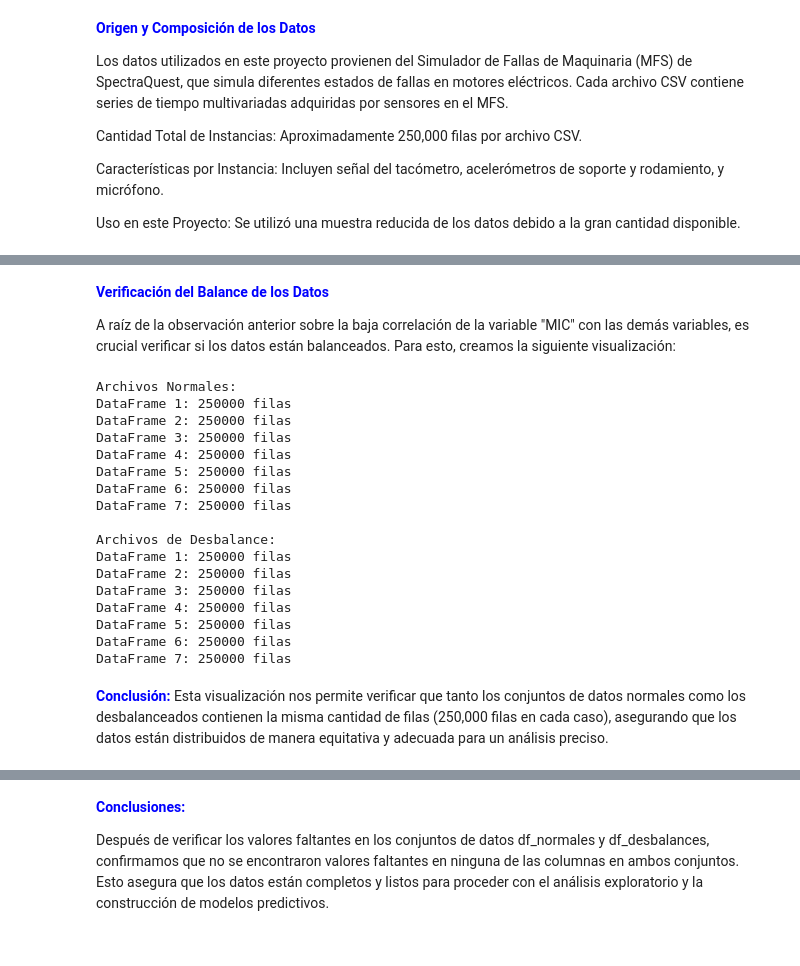
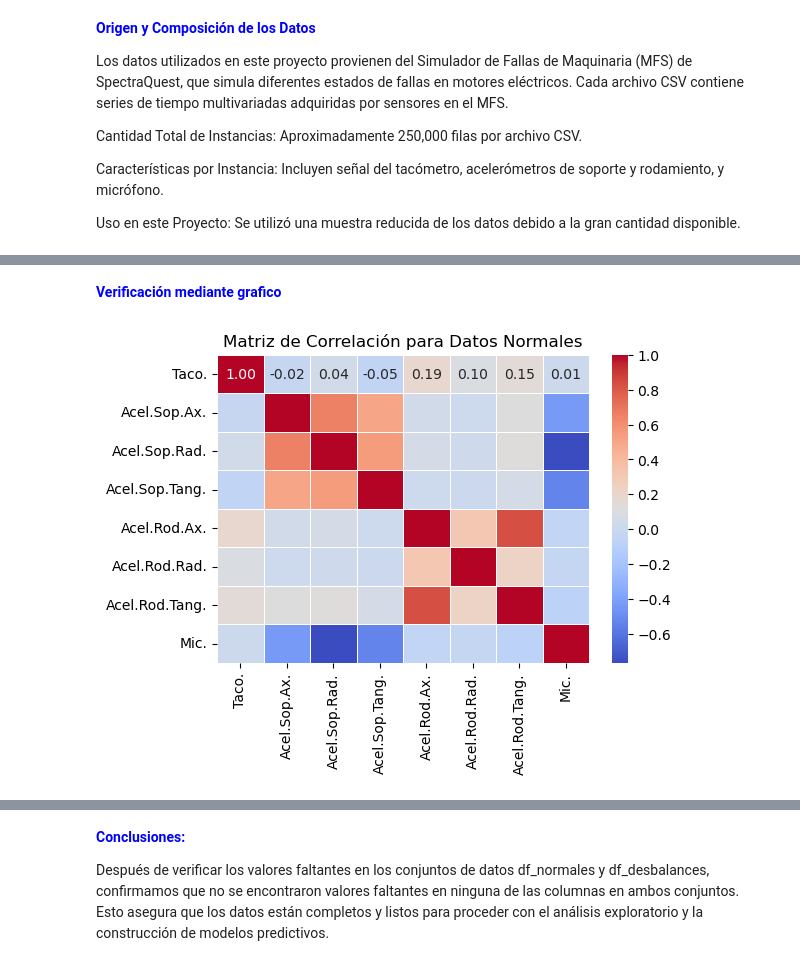
Before and after one commit to darioverdun/PROYECTO-DETECCI-N-DE-FALLA, a Jupyter notebook: notebooks/Detección_de_Falla_.ipynb, the cells around one changed output, grey strips where cells are left out. Drawn from its saved outputs; the diff is of its cells as text; code cells hidden in the pictures.

```diff
--- a/notebooks/Detección_de_Falla_.ipynb
+++ b/notebooks/Detección_de_Falla_.ipynb
@@ -142,36 +216,15 @@ s.
 # %% [markdown]
-**<font color = "blue">Verificación del Balance de los Datos</font>**
-
-A raíz de la observación anterior sobre la baja correlación de la variable "MIC" con las demás variables, es crucial verificar si los datos están balanceados. Para esto, creamos la siguiente visualización:
+**<font color = "blue">Verificación mediante grafico</font>**
 # %%
-# Contar el número de muestras en cada DataFrame
 
-# DataFrame para archivos normales
-print("Archivos Normales:")
-for i, df_normal in enumerate(dfs_normales, 1):
-    print(f"DataFrame {i}: {df_normal.shape[0]} filas")
 
-# DataFrame para archivos de desbalance
-print("\nArchivos de Desbalance:")
-for i, df_desbalance in enumerate(dfs_desbalances, 1):
-    print(f"DataFrame {i}: {df_desbalance.shape[0]} filas")
+# Calcular la matriz de correlación para datos normales
+correlacion_normales = df_normales.corr()
+
+# Mapa de calor para la matriz de correlación de datos normales
+plt.figure(figsize=(6, 4))
+sns.heatmap(correlacion_normales, annot=True, cmap='coolwarm', fmt='.2f', linewidths=0.5)
+plt.title('Matriz de Correlación para Datos Normales')
+plt.show()
 # %% [output]
-Archivos Normales:
-DataFrame 1: 250000 filas
-DataFrame 2: 250000 filas
-DataFrame 3: 250000 filas
-DataFrame 4: 250000 filas
-DataFrame 5: 250000 filas
-DataFrame 6: 250000 filas
-DataFrame 7: 250000 filas
-
-Archivos de Desbalance:
-DataFrame 1: 250000 filas
-DataFrame 2: 250000 filas
-DataFrame 3: 250000 filas
-DataFrame 4: 250000 filas
-DataFrame 5: 250000 filas
-DataFrame 6: 250000 filas
-DataFrame 7: 250000 filas
+[figure, added]
-# %% [markdown]
-**<font color = "blue">Conclusión:</font>** Esta visualización nos permite verificar que tanto los conjuntos de datos normales como los desbalanceados contienen la misma cantidad de filas (250,000 filas en cada caso), asegurando que los datos están distribuidos de manera equitativa y adecuada para un análisis preciso.
```
Also changed, not shown: parts of 42 cells of this notebook.
